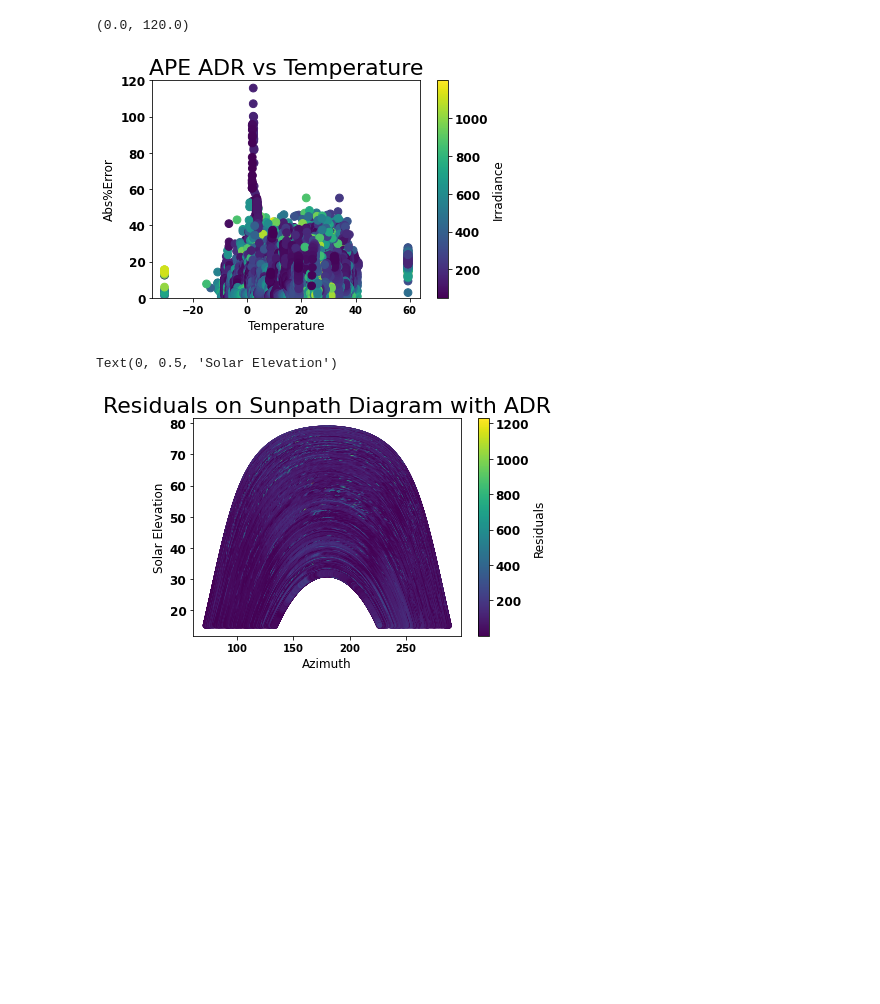
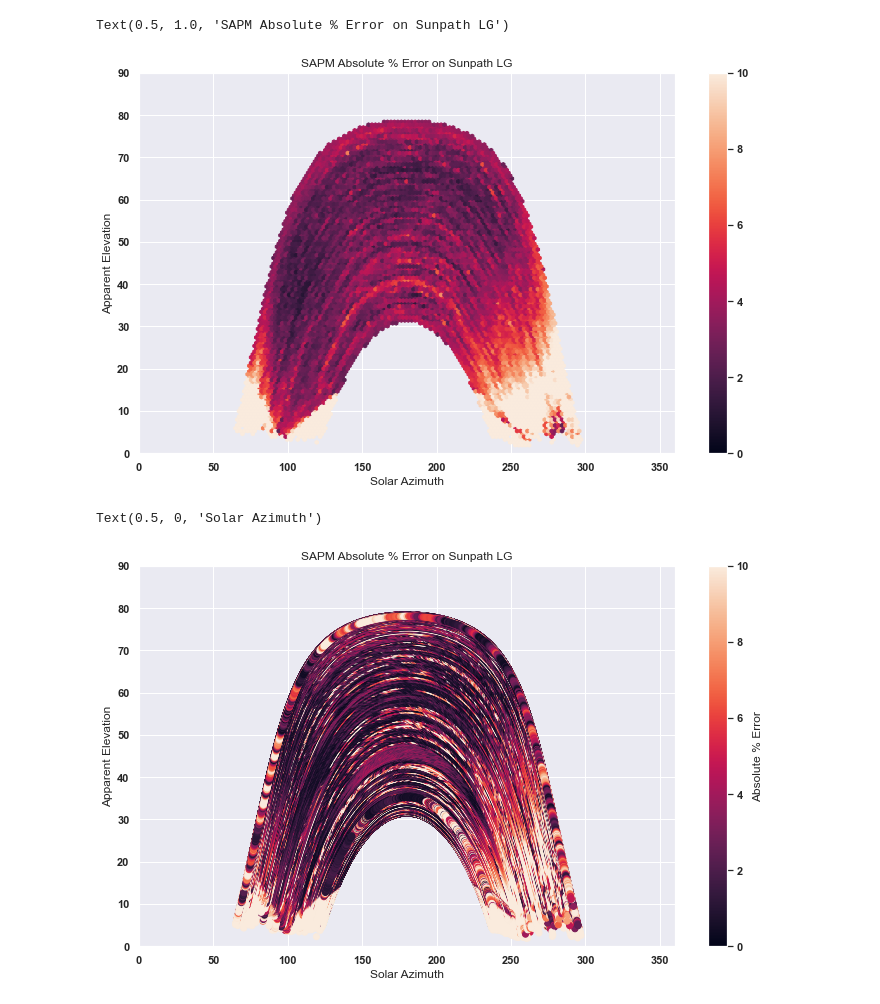
Before and after one commit to lmdeville/PV-Modeling, a Jupyter notebook: PVLT/PVLT_Append.ipynb, the cells around one changed output. Saved outputs shown, nothing was run; the diff lists cells and outputs as text; code cells hidden in the pictures; blank space fills up the shorter version.

```diff
--- a/PVLT/PVLT_Append.ipynb
+++ b/PVLT/PVLT_Append.ipynb
@@ -408,14 +431,0 @@ ax.legend(bbox_to_anchor= (1.03, 1))
-# %%
-CEC_df = meta.loc[meta['Model Name']=='CEC']
-CEC_df = CEC_df['2019-01-01 00:00:00-07:00':'2020-01-01 00:00:00-07:00']
-sdf = sdf['2019-01-01 00:00:00-07:00':'2020-01-01 00:00:00-07:00']
-total_df = sdf.merge(CEC_df, how='inner', left_index=True, right_index=True)
-
-fig, ax = plt.subplots()
-ax.scatter(x=total_df['azimuth'], y=total_df['apparent_elevation'])
-ax.set_ylabel('Apparent Elevation')
-ax.set_xlabel('Solar Azimuth')
-ax2 = ax.twinx()
-ax2.set_ylabel('Difference (W)')
-ax2.scatter(x=total_df['azimuth'], y=abs(total_df['Diff Str_1']),c='red')
-ax2.set_title('Abs. Diff. of CEC on Sunpath for Panasonic')
@@ -475,26 +432,30 @@ plt.ylim(0,120)
-# %%
-ax = plt.scatter(y=meta_adr['Abs%Diff Str_1'], x=df['Temp_C_Avg'], c=df['eff_irr'] ,s=60)
-clb = plt.colorbar(ax)
-clb.set_label('Irradiance')
-plt.ylabel('Abs%Error')
-plt.xlabel('Temperature')
-plt.title('APE ADR vs Temperature')
-plt.ylim(0,120)
-# %% [output]
-(0.0, 120.0)
-[figure, removed]
-# %%
-total_df = sdf.merge(meta_adr, how='inner', left_index=True, right_index=True)
-azimuth=total_df['azimuth']
-elevation=total_df['apparent_elevation']
-residual=abs(total_df['Diff Str_1'])
-
-sc = plt.scatter(x=azimuth, y=elevation, c=residual, s=20)
-clb = plt.colorbar(sc)
-clb.set_label('Residuals')
-plt.title('Residuals on Sunpath Diagram with ADR')
-plt.xlabel('Azimuth')
-plt.ylabel('Solar Elevation')
-# %% [output]
-Text(0, 0.5, 'Solar Elevation')
-[figure, removed]
+# %%
+metsapm = meta.loc[meta['Model Name']=='SAPM']
+metdf = sdf.merge(metsapm, how='inner', left_index=True, right_index=True)
+metdf['eff_irr'] = df['eff_irr']
+metdf['tcell'] = df['tcell']
+# %%
+plt.hexbin(x=metdf['azimuth'], y=metdf['apparent_elevation'], C=metdf['MAPE (%)'], bins=None)
+plt.colorbar()
+plt.clim(0,10)
+plt.xlim(0,360)
+plt.ylim(0,90)
+plt.ylabel('Apparent Elevation')
+plt.xlabel('Solar Azimuth')
+plt.title('SAPM Absolute % Error on Sunpath ' +mod_name)
+# %% [output]
+Text(0.5, 1.0, 'SAPM Absolute % Error on Sunpath LG')
+[figure, added]
+# %%
+sc = plt.scatter(x=metdf['azimuth'], y=metdf['apparent_elevation'], c=metdf['MAPE (%)'])
+clb = plt.colorbar(sc)
+clb.set_label('Absolute % Error')
+plt.clim(0,10)
+plt.ylim(0,90)
+plt.xlim(0,360)
+plt.title('SAPM Absolute % Error on Sunpath ' + mod_name)
+plt.ylabel('Apparent Elevation')
+plt.xlabel('Solar Azimuth')
+# %% [output]
+Text(0.5, 0, 'Solar Azimuth')
+[figure, added]
```
Also changed, not shown: parts of 20 cells of this notebook, 3 other files.
